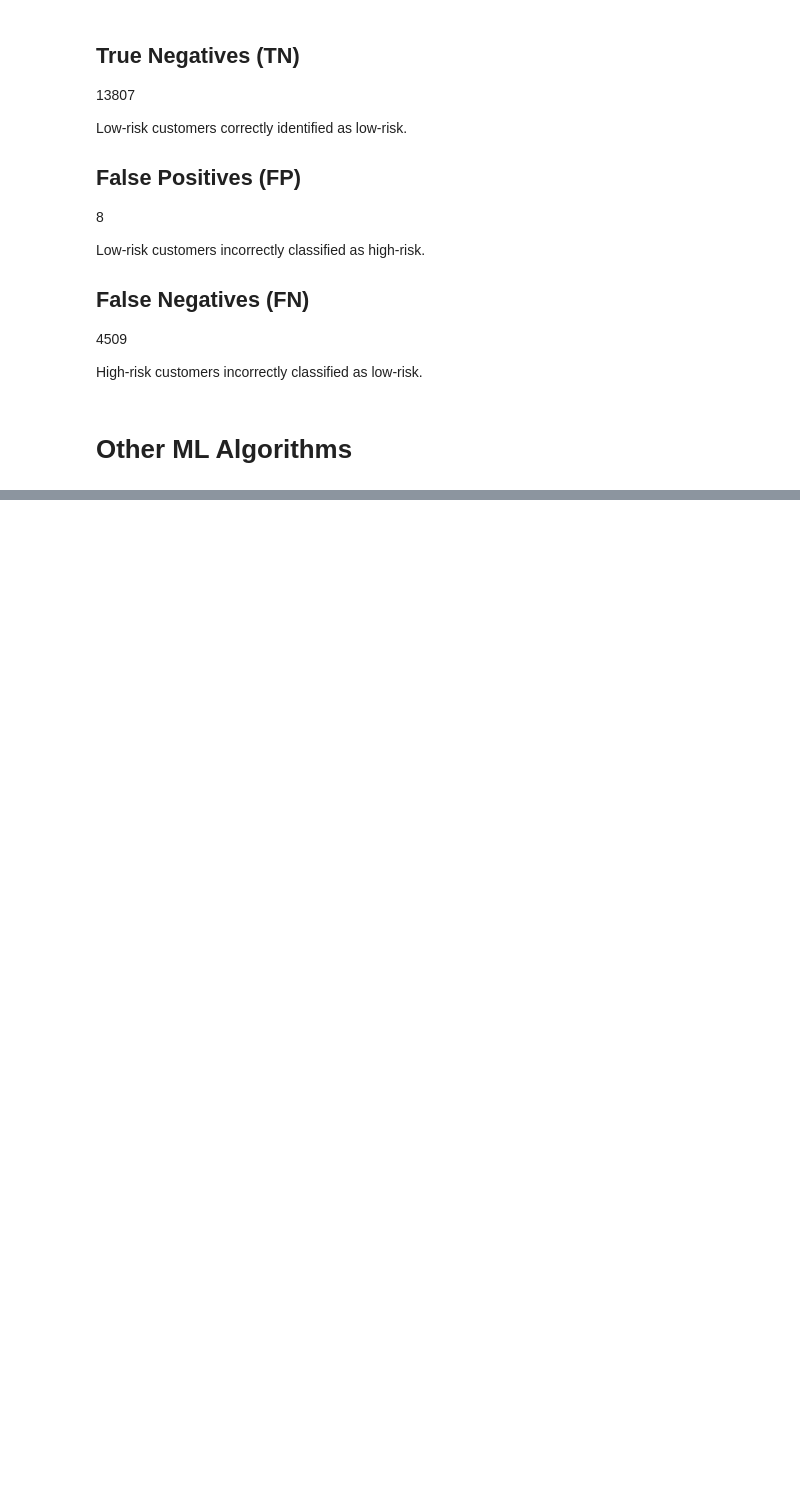
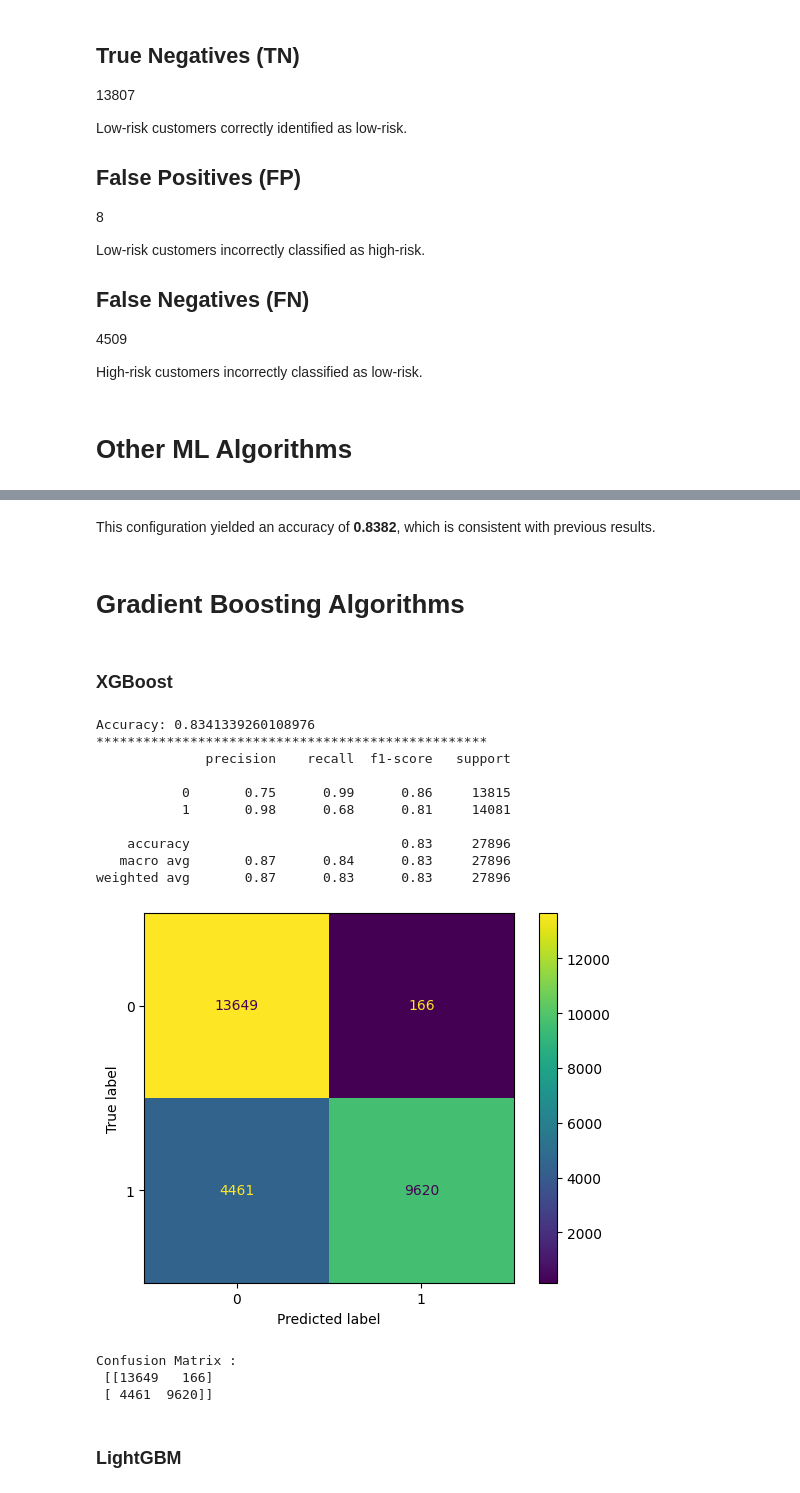
Before and after one commit to HenriqueGuima/Insurance-Risk-Assessment, a Jupyter notebook: eda_ml_insurance_premium.ipynb, the cells around one changed output, grey strips where cells are left out. Saved outputs shown, nothing was run; the diff lists cells and outputs as text; code cells hidden in the pictures; blank space fills up the shorter version.

Commit message:
Gradient Boosting with lightgbm

```diff
--- a/eda_ml_insurance_premium.ipynb
+++ b/eda_ml_insurance_premium.ipynb
@@ -462,0 +482,39 @@ KeyboardInterrupt:
+# %% [markdown]
+This configuration yielded an accuracy of **0.8382**, which is consistent with previous results.
+# %% [markdown]
+# Gradient Boosting Algorithms
+# %% [markdown]
+### XGBoost
+# %%
+# Gradient Boosting with XGBoost
+from xgboost import XGBClassifier
+xgb = XGBClassifier()
+xgb.fit(X_train, y_train)
+y_pred = xgb.predict(X_test)
+
+print("Accuracy:", accuracy_score(y_test, y_pred))
+print('*'*50)
+print(classification_report(y_test, y_pred))
+
+cm = confusion_matrix(y_test, y_pred)
+ConfusionMatrixDisplay(cm).plot()
+plt.show()
+
+print("Confusion Matrix : \n", confusion_matrix(y_test, y_pred))
+# %% [output]
+Accuracy: 0.8341339260108976
+**************************************************
+              precision    recall  f1-score   support
+
+           0       0.75      0.99      0.86     13815
+           1       0.98      0.68      0.81     14081
+
+    accuracy                           0.83     27896
+   macro avg       0.87      0.84      0.83     27896
+weighted avg       0.87      0.83      0.83     27896
+[figure, added]
+Confusion Matrix :
+ [[13649   166]
+ [ 4461  9620]]
+# %% [markdown]
+### LightGBM
```
Also changed, not shown: parts of 2 cells of this notebook.
